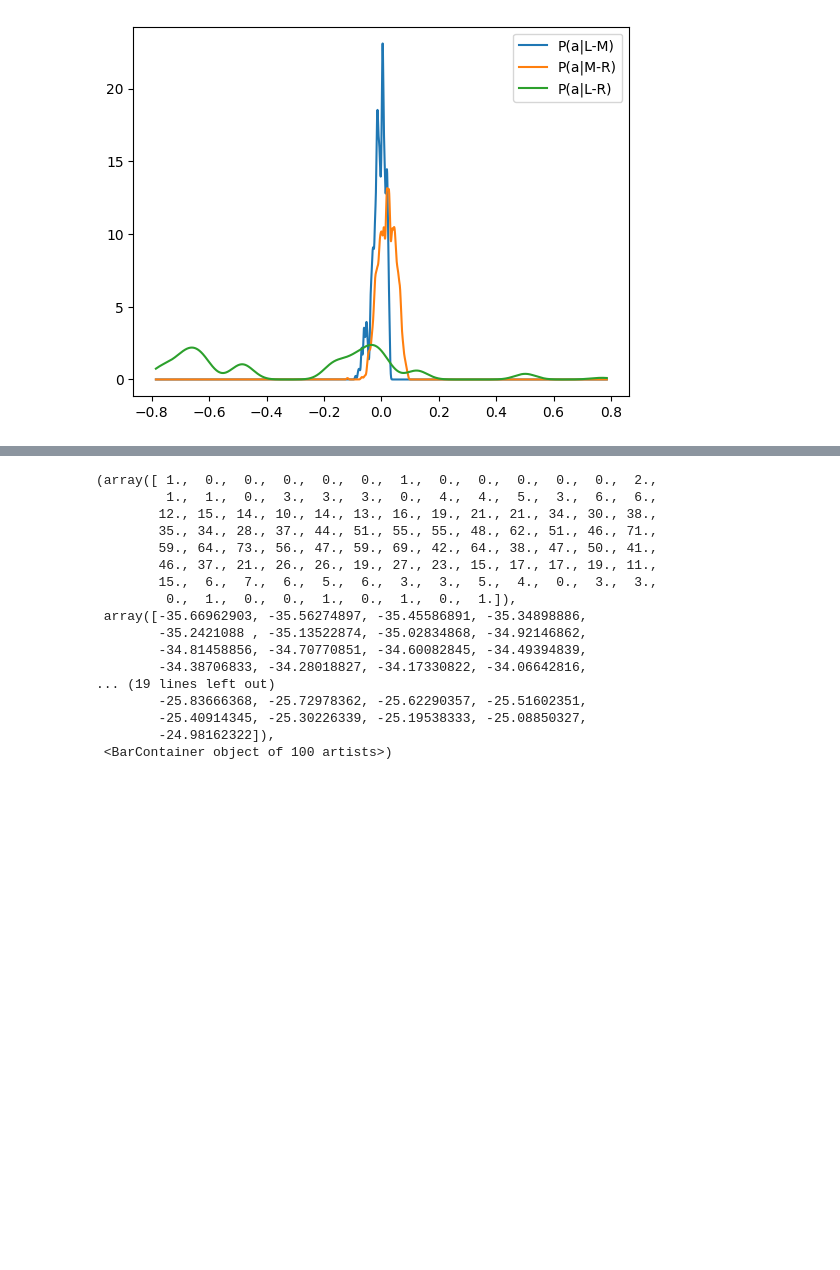
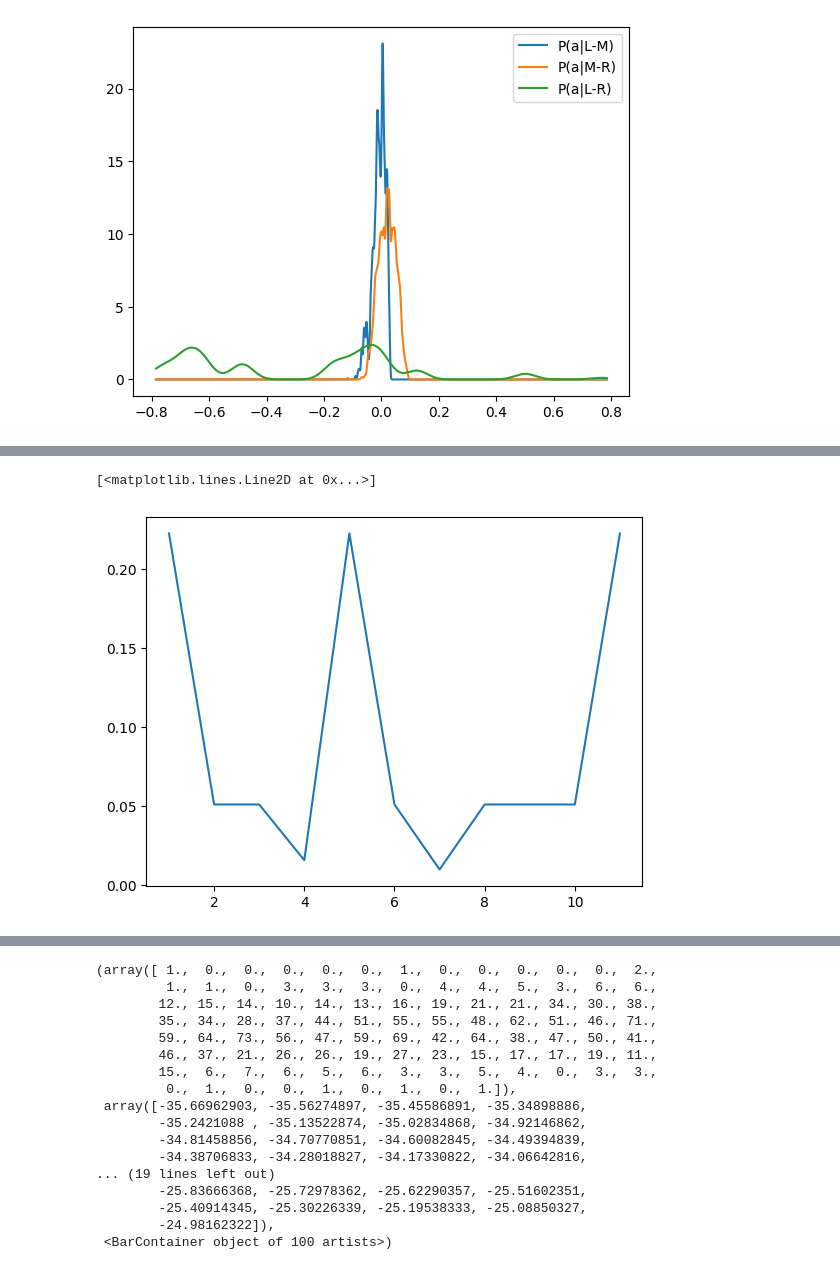
Before and after one commit to Aplefen1/BeeTrackingDiss, a Jupyter notebook: Angle Probability/tests.ipynb, the cells around one changed output, grey strips where cells are left out. Drawn from its saved outputs; the diff is of its cells as text; code cells hidden in the pictures; blank space fills up the shorter version.

```diff
--- a/Angle Probability/tests.ipynb
+++ b/Angle Probability/tests.ipynb
@@ -186,0 +175,14 @@ for angle in angles:
+# %%
+from scipy.stats import norm
+
+x = [10,4,4,1,10,4,0,4,4,4,10]
+y = [1,2,3,4,5,6,7,8,9,10,11]
+a = norm(10,5).cdf(x)
+a /= np.sum(a)
+
+plt.figure()
+plt.subplot()
+plt.plot(y,a)
+# %% [output]
+[<matplotlib.lines.Line2D at 0x...>]
+[figure, added]
```
Also changed, not shown: parts of 4 cells of this notebook, 5 other files.
